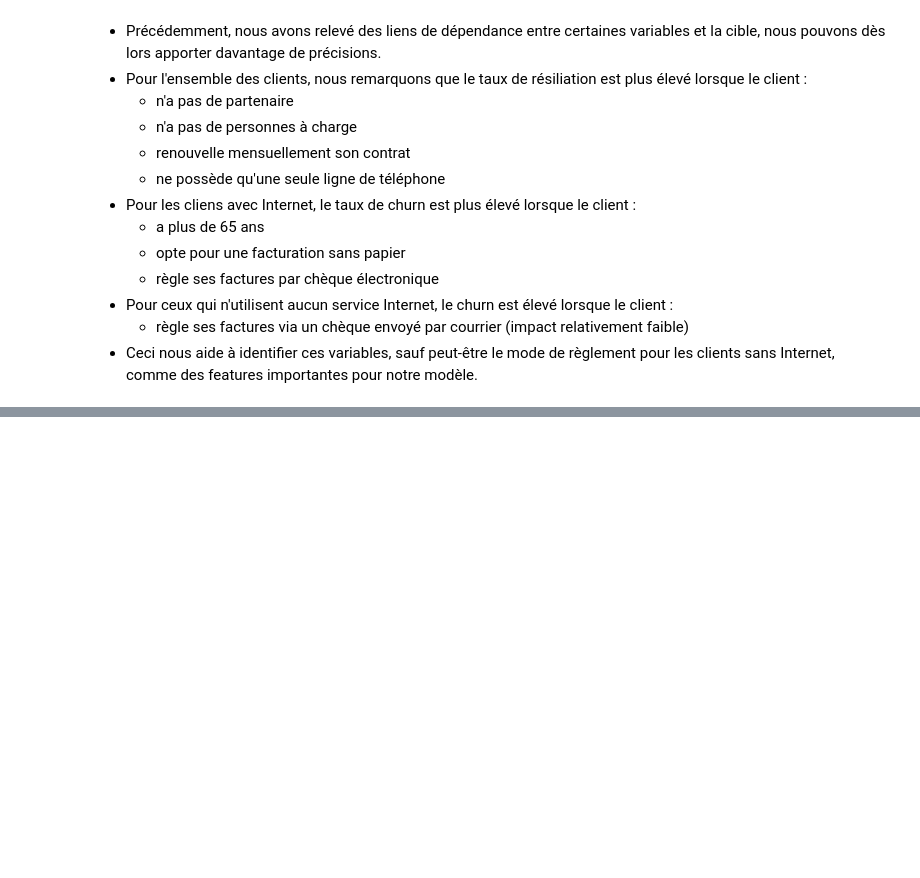
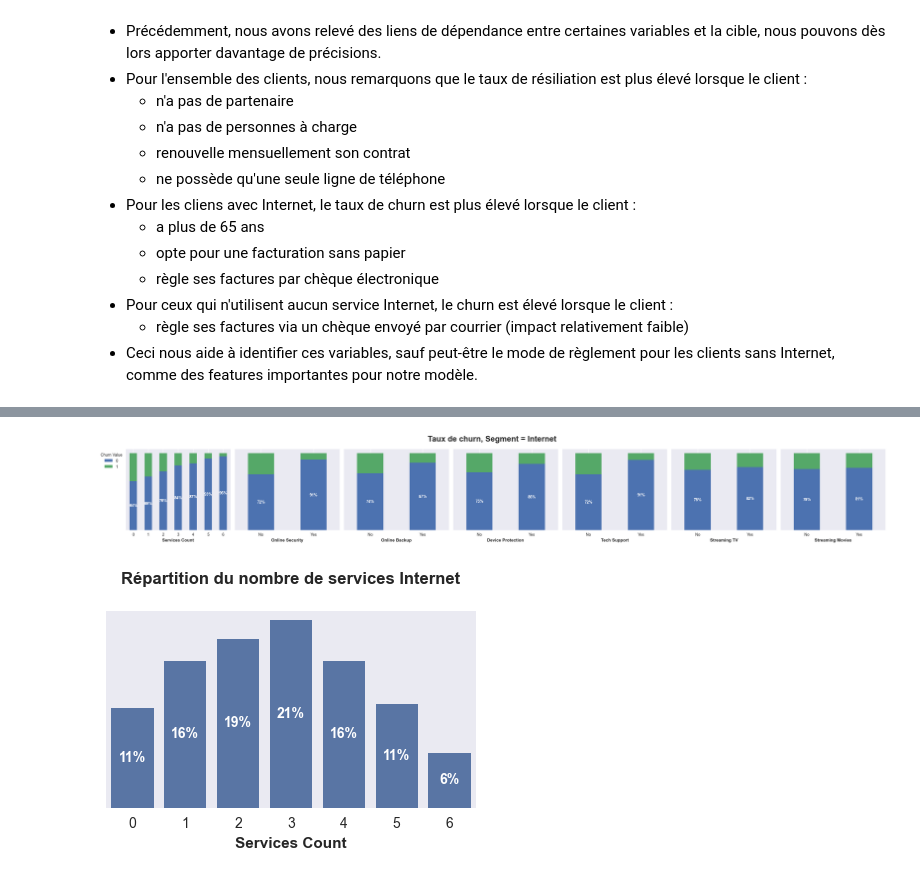
Before and after one commit to bryantchakote/churn-services-numeriques, a Jupyter notebook: work.ipynb, the cells around one changed output, grey strips where cells are left out. Drawn from its saved outputs; the diff is of its cells as text; code cells hidden in the pictures; blank space fills up the shorter version.

```diff
--- a/work.ipynb
+++ b/work.ipynb
@@ -203,6 +212,6 @@ plt.show()
 # %%
-df_internet = df[df["Internet Service"] != "No"]
-df_no_internet = df[df["Internet Service"] == "No"]
+df_internet = df[df["Internet Service"] != "No"].copy()
+df_no_internet = df[df["Internet Service"] == "No"].copy()
 disc_no_internet = ["Gender", "Senior Citizen", "Partner", "Dependents", "Phone Service", "Multiple Lines", "Contract", "Paperless Billing", "Payment Method"]
 # %% [markdown]
 - Pour juger de la pertinence de ce split, nous évaluons le lien entre les autres variables (discrètes) et la variable cible à travers un test du chi-2.
@@ -218,7 +227,7 @@ for col in disc_no_internet:
     print(f" {col} ".center(25, "-"))
     for df_name, tmp_df in tmp_dfs.items():
         pvalue = chi2_contingency(pd.crosstab(tmp_df[col], tmp_df[target])).pvalue
-        lien = " *" if ((df_name != "df") & (pvalue < 0.05)) else ""
+        lien = " *" if pvalue < 0.05 else ""
         print(f"- {df_name}".ljust(15) + f"  {pvalue:.4f}" + lien)
     print()
 # %% [output]
@@ -321,0 +338,14 @@ Taux de churn :
+# %%
+internet_services = ["Online Security", "Online Backup", "Device Protection", "Tech Support", "Streaming TV", "Streaming Movies"]
+
+# Nombre de services auxquels le client a souscrit
+df_internet["Services Count"] = df_internet[internet_services].replace({"No": "0", "Yes": "1"}).astype(int).sum(axis=1)
+internet_services = ["Services Count"] + internet_services
+
+# Test du chi-2 pour juger de l'indépendance entre les variables
+for col in internet_services:
+    print(f" {col} ".center(25, "-"))
+    pvalue = chi2_contingency(pd.crosstab(df_internet[col], df_internet[target])).pvalue
+    lien = " *" if pvalue < 0.05 else ""
+    print(f"- Internet".ljust(15) + f"  {pvalue:.4f}" + lien)
+    print()
@@ -321,0 +373,7 @@ Taux de churn :
+# %%
+# Graphiques pour une meilleure interprétation des résultats
+plot_disc_vs_target(df=df_internet, segment="Internet", cols=internet_services)
+plot_disc_variables(df=df_internet, cols=["Services Count"], n_rows=1, n_cols=1, figsize=(4, 3), fig_title="Répartition du nombre de services Internet", fig_title_font_size=12)
+# %% [output]
+[figure, added]
+[figure, added]
```
Also changed, not shown: parts of 18 cells of this notebook.
